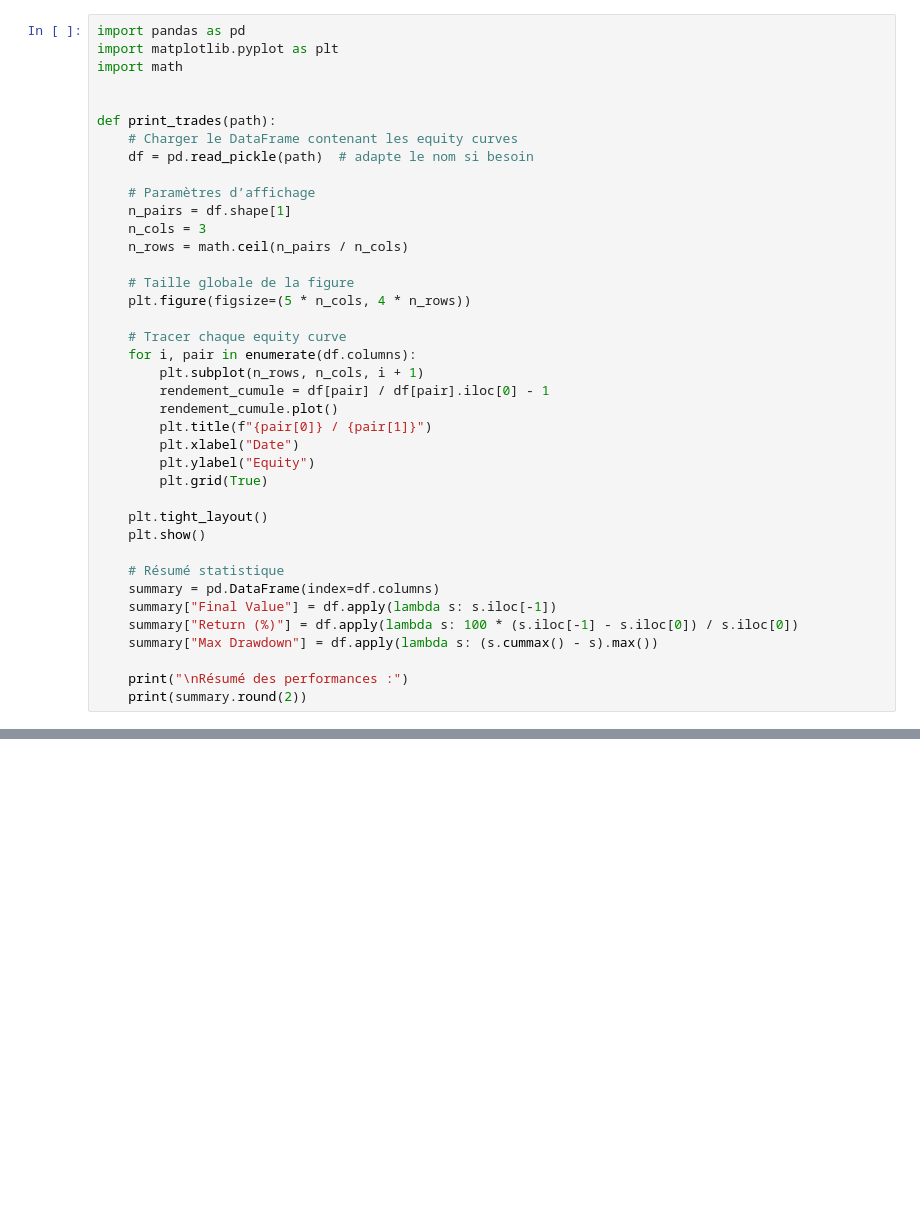
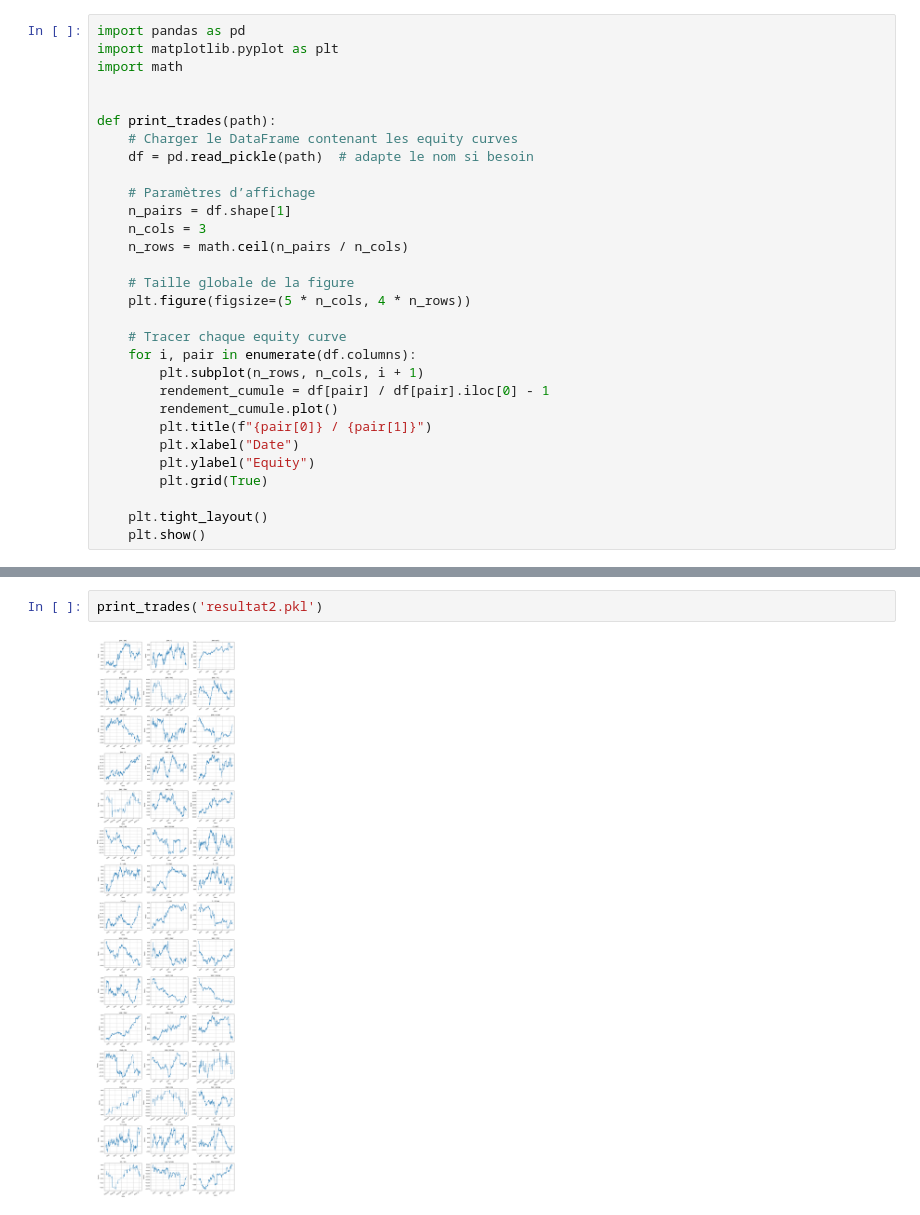
Before and after one commit to aubejay22/stat_arb, a Jupyter notebook: main.ipynb, the cells around one changed output, grey strips where cells are left out. Drawn from its saved outputs; the diff is of its cells as text; blank space fills up the shorter version.

```diff
--- a/main.ipynb
+++ b/main.ipynb
@@ -222,15 +155,6 @@ def print_trades(path):
 
     plt.tight_layout()
     plt.show()
-
-    # Résumé statistique
-    summary = pd.DataFrame(index=df.columns)
-    summary["Final Value"] = df.apply(lambda s: s.iloc[-1])
-    summary["Return (%)"] = df.apply(lambda s: 100 * (s.iloc[-1] - s.iloc[0]) / s.iloc[0])
-    summary["Max Drawdown"] = df.apply(lambda s: (s.cummax() - s).max())
-
-    print("\nRésumé des performances :")
-    print(summary.round(2))
 # %%
 print_trades('resultat.pkl')
 # %% [output]
@@ -255 +162,5 @@ MS  SCHW          NaN         NaN      44161.81
+# %%
+print_trades('resultat2.pkl')
+# %% [output]
+[figure, added]
 # %% [markdown]
```
Also changed, not shown: parts of 19 cells of this notebook.
